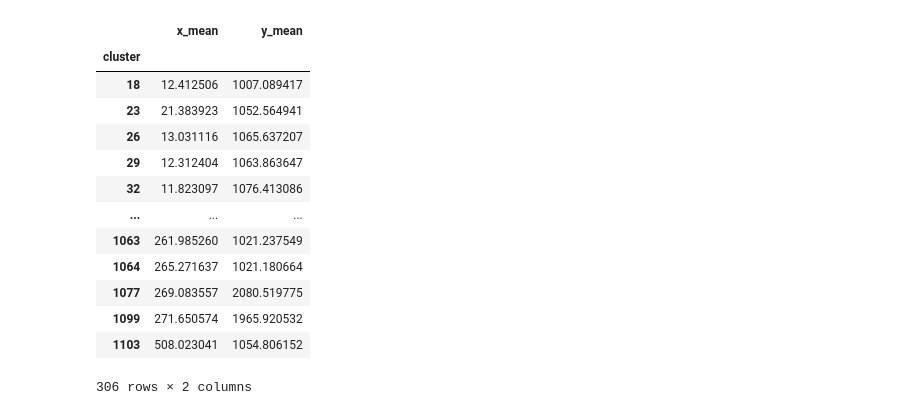
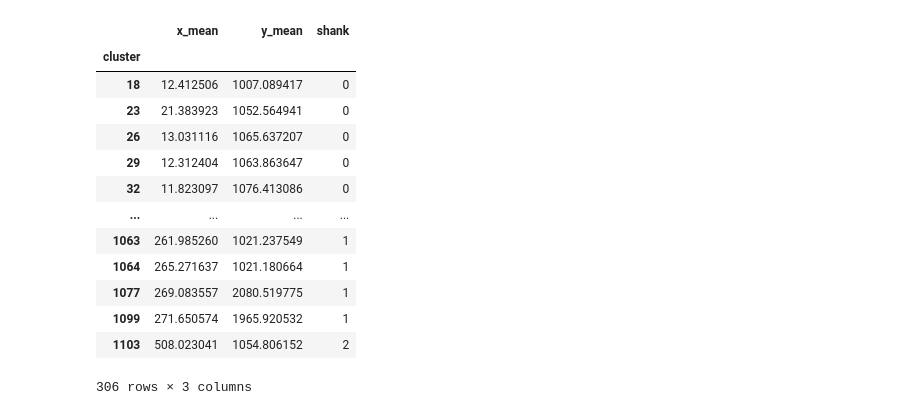
Before and after one commit to Senzai-Lab/viewer, a Jupyter notebook: units_prepare.ipynb, the cells around one changed output. Cells and saved outputs as stored; diff of their text form; code cells hidden in the pictures.

Commit message:
sorting units

```diff
--- a/units_prepare.ipynb
+++ b/units_prepare.ipynb
@@ -29,19 +29,27 @@ spikes_df['cluster'] = clu[good_mask]
 units_df = spikes_df.groupby('cluster').agg(['mean'])
 units_df.columns = ['_'.join(col) for col in units_df.columns]
 # %%
+unit_xy = units_df[["x_mean", "y_mean"]].to_numpy(float)
+contact_xy = contacts_df[["x", "y"]].to_numpy(float)
+
+nearest_contact = np.argmin(
+    ((unit_xy[:, None, :] - contact_xy[None, :, :]) ** 2).sum(axis=2),
+    axis=1,
+)
+units_df["shank"] = contacts_df["shank"].to_numpy()[nearest_contact]
 units_df
 # %% [output]
-|  | x_mean | y_mean |
-| cluster |  |  |
-| 18 | 12.412506 | 1007.089417 |
-| 23 | 21.383923 | 1052.564941 |
-| 26 | 13.031116 | 1065.637207 |
-| 29 | 12.312404 | 1063.863647 |
-| 32 | 11.823097 | 1076.413086 |
-| ... | ... | ... |
-| 1063 | 261.985260 | 1021.237549 |
-| 1064 | 265.271637 | 1021.180664 |
-| 1077 | 269.083557 | 2080.519775 |
-| 1099 | 271.650574 | 1965.920532 |
-| 1103 | 508.023041 | 1054.806152 |
+|  | x_mean | y_mean | shank |
+| cluster |  |  |  |
+| 18 | 12.412506 | 1007.089417 | 0 |
+| 23 | 21.383923 | 1052.564941 | 0 |
+| 26 | 13.031116 | 1065.637207 | 0 |
+| 29 | 12.312404 | 1063.863647 | 0 |
+| 32 | 11.823097 | 1076.413086 | 0 |
+| ... | ... | ... | ... |
+| 1063 | 261.985260 | 1021.237549 | 1 |
+| 1064 | 265.271637 | 1021.180664 | 1 |
+| 1077 | 269.083557 | 2080.519775 | 1 |
+| 1099 | 271.650574 | 1965.920532 | 1 |
+| 1103 | 508.023041 | 1054.806152 | 2 |
-306 rows × 2 columns
+306 rows × 3 columns
```
Also changed, not shown: parts of 3 cells of this notebook.
